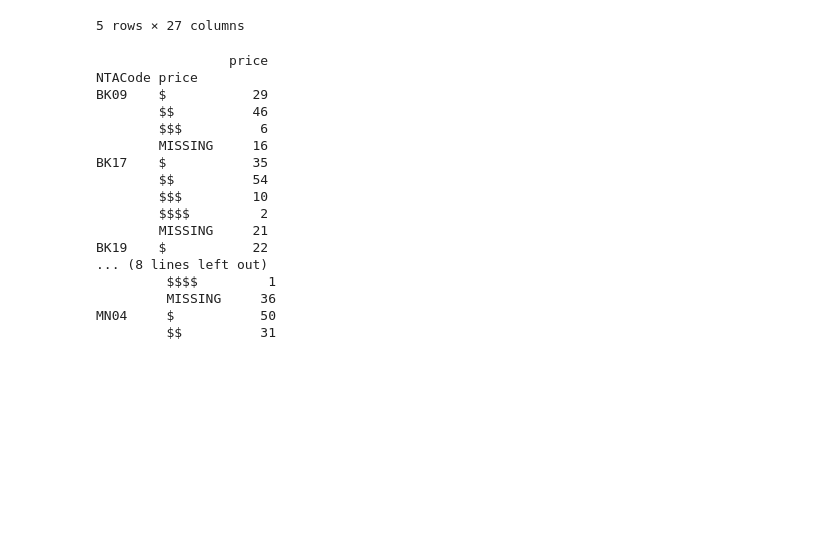
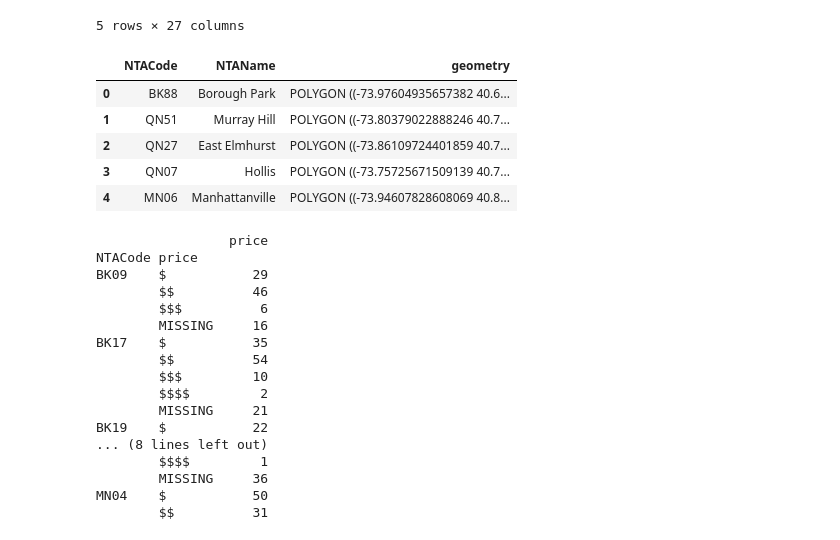
Before and after one commit to lobodemonte/restaurant-scene-ads, a Jupyter notebook: Yelp Price Review Frequency and Income Distributions.ipynb, the cells around one changed output. Drawn from its saved outputs; the diff is of its cells as text; code cells hidden in the pictures; blank space fills up the shorter version.

```diff
--- a/Yelp Price Frequency and Income Distributions.ipynb
+++ b/Yelp Price Review Frequency and Income Distributions.ipynb
@@ -28,3 +29,15 @@ MN_Yelp.head()
 | 3 | AflnoQBr01QmQIq5hVH-iA | la-essencia-restaurant-new-york | La Essencia Restaurant | 0 | 13 | 3.5 | $$ | mexican,dominican | 40.870870 | -73.915050 | ... |
 | 4 | 8o-B_1q4XB48CmdaXdm2KQ | raices-new-york | Raices | 0 | 127 | 3.5 | $$ | bars,latin | 40.866330 | -73.920160 | ... |
 5 rows × 27 columns
+# %%
+# Reading in NTA shapefile
+NYC_neighborhood_tabn_areas = gpd.read_file(path_census_tracts + "/nynta_reproj.shp")
+NYC_neighborhood_tabn_areas = NYC_neighborhood_tabn_areas.loc[:, ["NTACode", "NTAName", "geometry"]]
+NYC_neighborhood_tabn_areas.head()
+# %% [output]
+|  | NTACode | NTAName | geometry |
+| 0 | BK88 | Borough Park | POLYGON ((-73.97604935657382 40.6... |
+| 1 | QN51 | Murray Hill | POLYGON ((-73.80379022888246 40.7... |
+| 2 | QN27 | East Elmhurst | POLYGON ((-73.86109724401859 40.7... |
+| 3 | QN07 | Hollis | POLYGON ((-73.75725671509139 40.7... |
+| 4 | MN06 | Manhattanville | POLYGON ((-73.94607828608069 40.8... |
```
Also changed, not shown: parts of 17 cells of this notebook, 10 other files.
